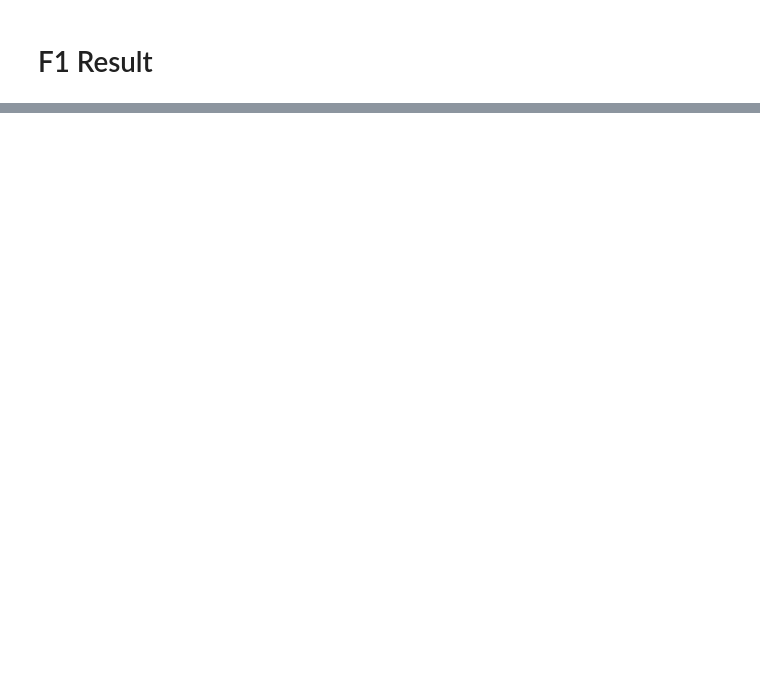
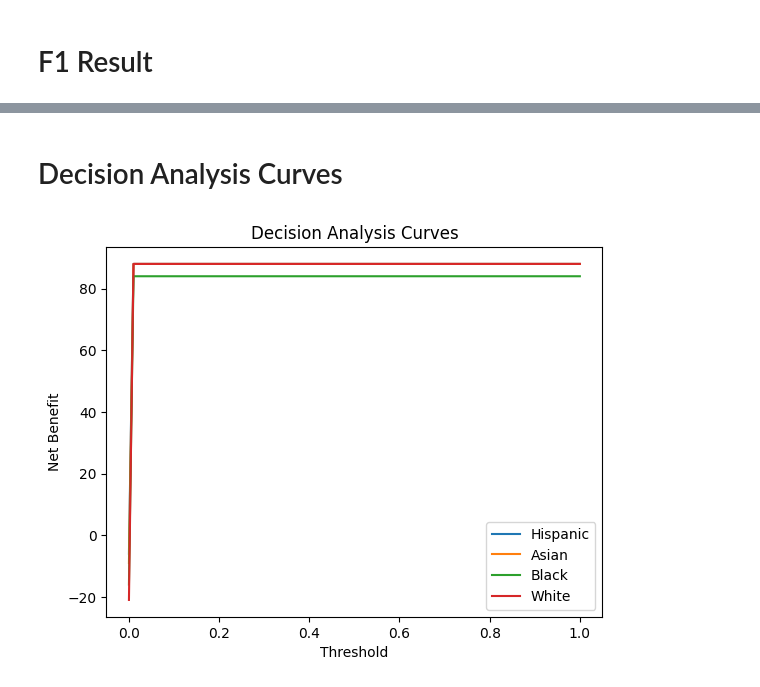
Before and after one commit to ElijahJohn1204/Fairness, a Jupyter notebook: example.ipynb, the cells around one changed output, grey strips where cells are left out. Saved outputs shown, nothing was run; the diff lists cells and outputs as text; code cells hidden in the pictures; blank space fills up the shorter version.

```diff
--- a/example.ipynb
+++ b/example.ipynb
@@ -116,0 +134,6 @@ Is the model fair? False
+# %% [markdown]
+# Decision Analysis Curves
+# %%
+dca_curves = fair.decision_analysis(df, demographic, predicted_outcome, actual_outcome)
+# %% [output]
+[figure, added]
```
Also changed, not shown: parts of 11 cells of this notebook, 1 other file.
